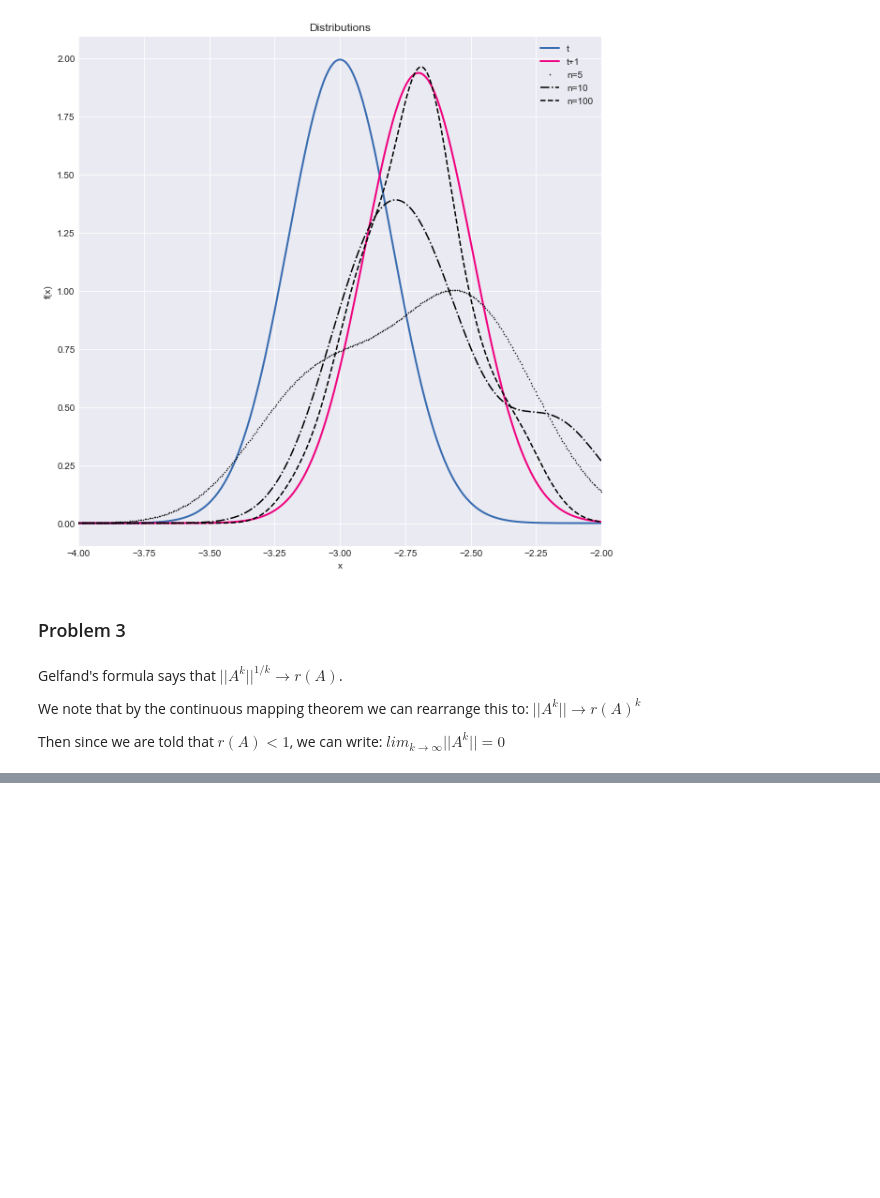
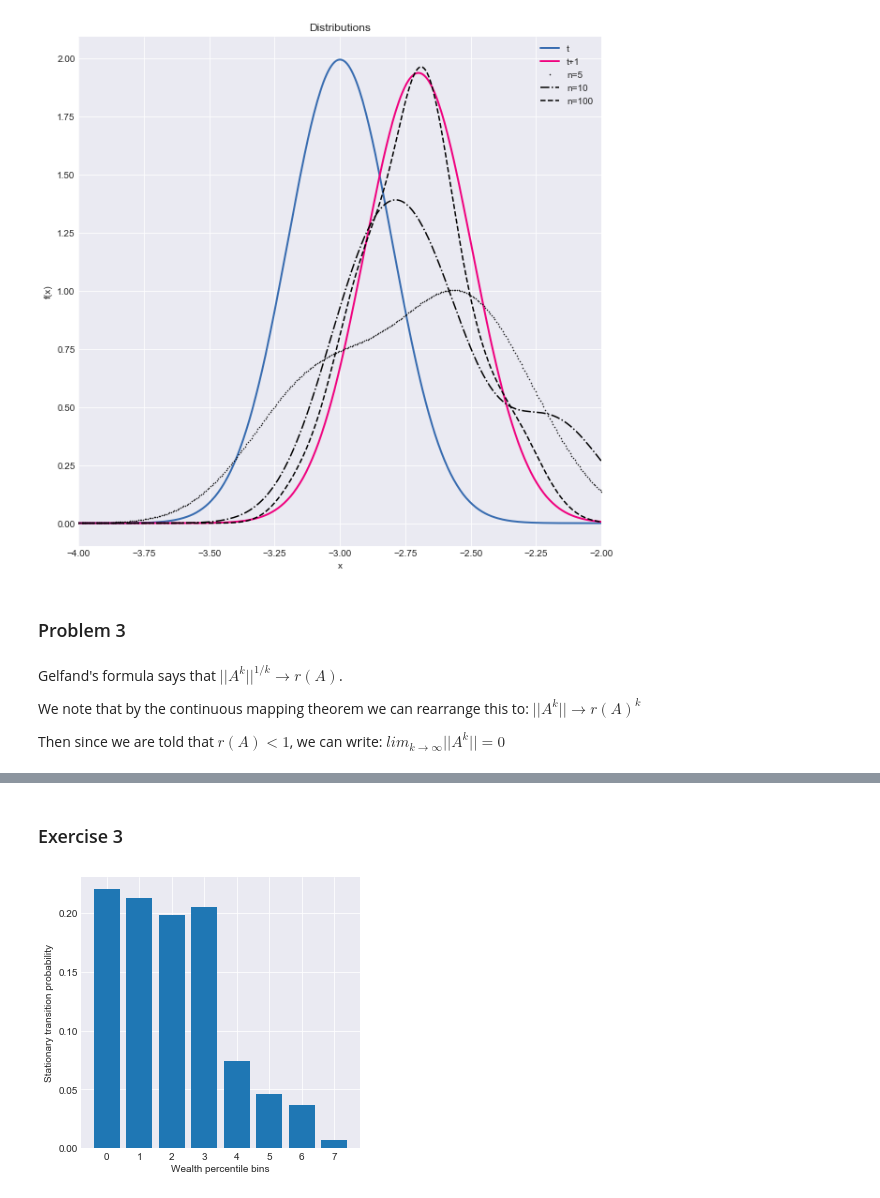
Before and after one commit to TimMunday/BootCamp2018, a Jupyter notebook: ProbSets/Econ/Week2/PS_2.ipynb, the cells around one changed output, grey strips where cells are left out. Saved outputs shown, nothing was run; the diff lists cells and outputs as text; code cells hidden in the pictures; blank space fills up the shorter version.

```diff
--- a/ProbSets/Econ/Week2/PS_2.ipynb
+++ b/ProbSets/Econ/Week2/PS_2.ipynb
@@ -253,0 +317,26 @@ Then since we are told that $r(A) < 1$, we can write: $lim_{k \to \infty}||A^k||
+# %% [markdown]
+### Exercise 3
+# %%
+n = 1000
+t = 1000
+end_point = np.zeros(n)
+for i in range(n):
+    approx_dist = mc.simulate(ts_length = t, init=1)
+    end_point[i] = approx_dist[t-1]
+
+z_0 = (end_point == 0).sum()/n
+z_1 = (end_point == 1).sum()/n
+z_2 = (end_point == 2).sum()/n
+z_3 = (end_point == 3).sum()/n
+z_4 = (end_point == 4).sum()/n
+z_5 = (end_point == 5).sum()/n
+z_6 = (end_point == 6).sum()/n
+z_7 = (end_point == 7).sum()/n
+
+plt.figure(figsize=(5, 5))
+plt.bar(x, [z_0, z_1, z_2, z_3, z_4, z_5, z_6, z_7])
+plt.xlabel('Wealth percentile bins')
+plt.ylabel('Stationary transition probability')
+plt.show()
+# %% [output]
+[figure, added]
```
Also changed, not shown: parts of 8 cells of this notebook, 7 other files.
